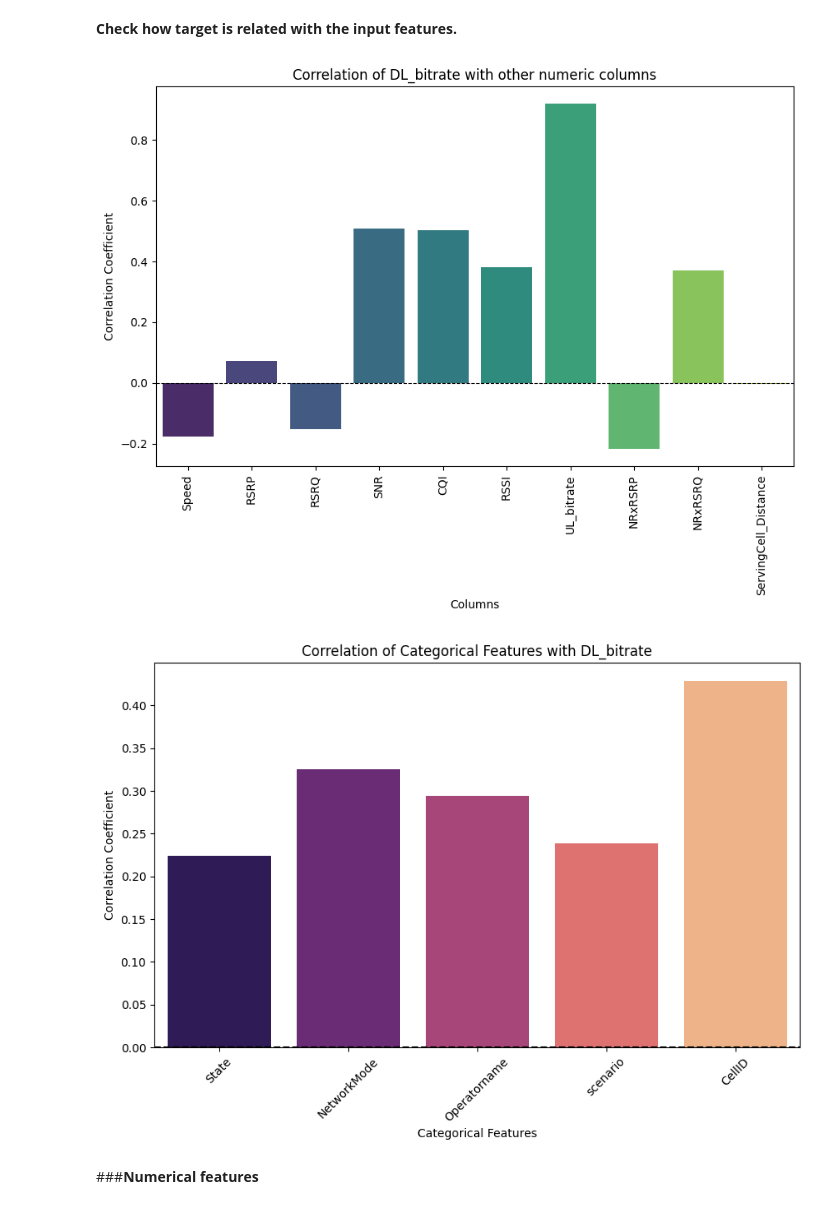
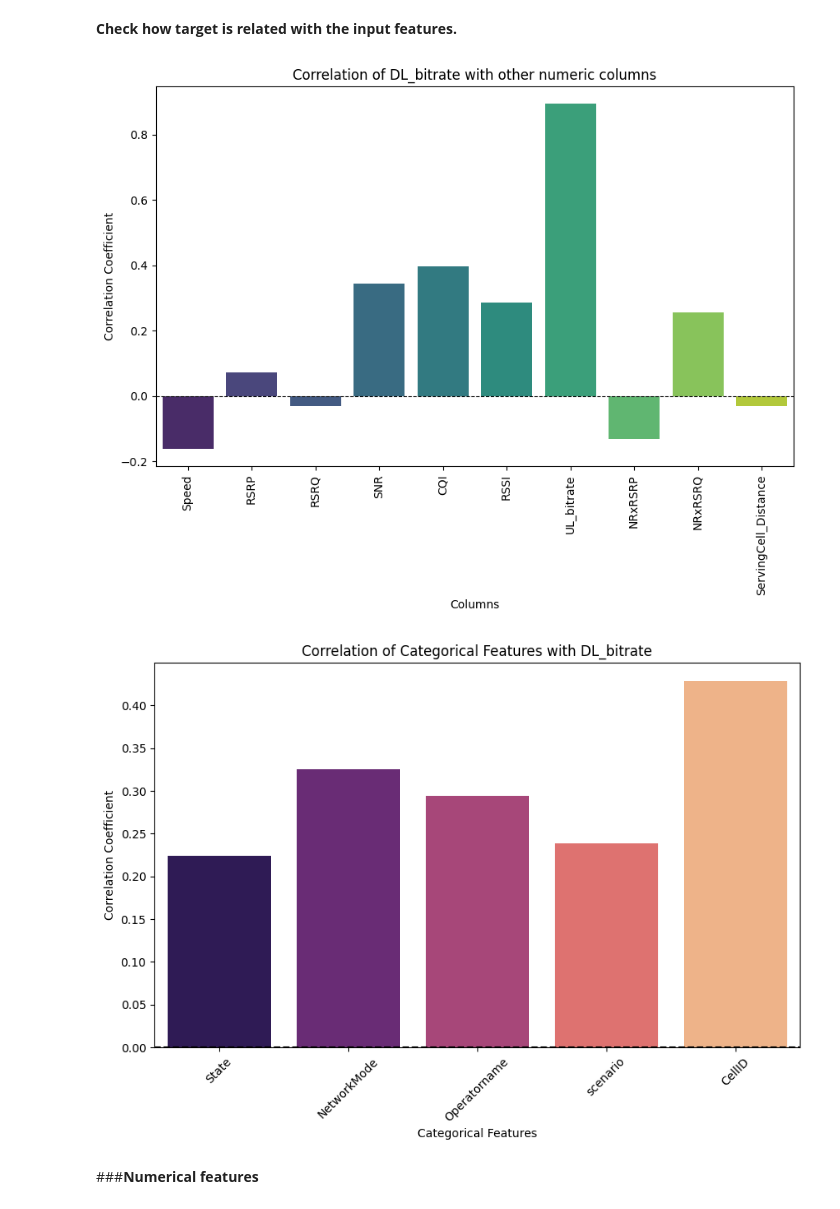
Before and after one commit to miltiadiss/CEID_NE577-5G-Architectures-Technologies-Applications-and-Key-Performance-Indexes, a Jupyter notebook: Code/Preprocessing.ipynb, the cells around one changed output. Drawn from its saved outputs; the diff is of its cells as text; code cells hidden in the pictures.

```diff
--- a/Code/Preprocessing.ipynb
+++ b/Code/Preprocessing.ipynb
@@ -148,7 +148,7 @@ non_numeric_columns = ['Timestamp', 'State', 'NetworkMode', 'Operatorname', 'Cel
 numeric_columns = [col for col in combined_data.columns if col not in non_numeric_columns]
 
 # Υπολογισμός συντελεστών συσχέτισης
-correlations = combined_data[numeric_columns].corr()
+correlations = combined_data[numeric_columns].corr(method='kendall')
 
 # Εστίαση στη συσχέτιση με τη στήλη DL_bitrate
 dl_bitrate_corr = correlations['DL_bitrate'].drop('DL_bitrate')  # Αφαιρούμε τη συσχέτιση της στήλης με τον εαυτό της
@@ -165,34 +165,34 @@ plt.show()
 
 # Define categorical columns
 categorical_columns = ['State', 'NetworkMode', 'Operatorname', 'scenario', 'CellID']
 
 # Dictionary to store correlations
 category_correlations = {}
 
 # Compute correlation for each categorical variable
 for cat_col in categorical_columns:
     # Convert categories into their mean DL_bitrate (Target Encoding)
     encoded_values = combined_data.groupby(cat_col)['DL_bitrate'].transform('mean')
 
     # Compute Pearson correlation between encoded values and target
     correlation = np.corrcoef(encoded_values, combined_data['DL_bitrate'])[0, 1]
 
     category_correlations[cat_col] = correlation
 
 # Convert dictionary to DataFrame for visualization
 category_corr_df = pd.DataFrame.from_dict(category_correlations, orient='index', columns=['Correlation'])
 
 # Plot the categorical correlations as a bar plot
 plt.figure(figsize=(10, 6))
 sns.barplot(x=category_corr_df.index, y=category_corr_df['Correlation'], palette='magma')
 plt.axhline(0, color='black', linestyle='--')
 plt.title("Correlation of Categorical Features with DL_bitrate")
 plt.ylabel("Correlation Coefficient")
 plt.xlabel("Categorical Features")
 plt.xticks(rotation=45)
 plt.show()
 # %% [output]
-[figure, old version]
+[figure, new version]
 [figure]
 # %% [markdown]
 ###**Numerical features**
```
